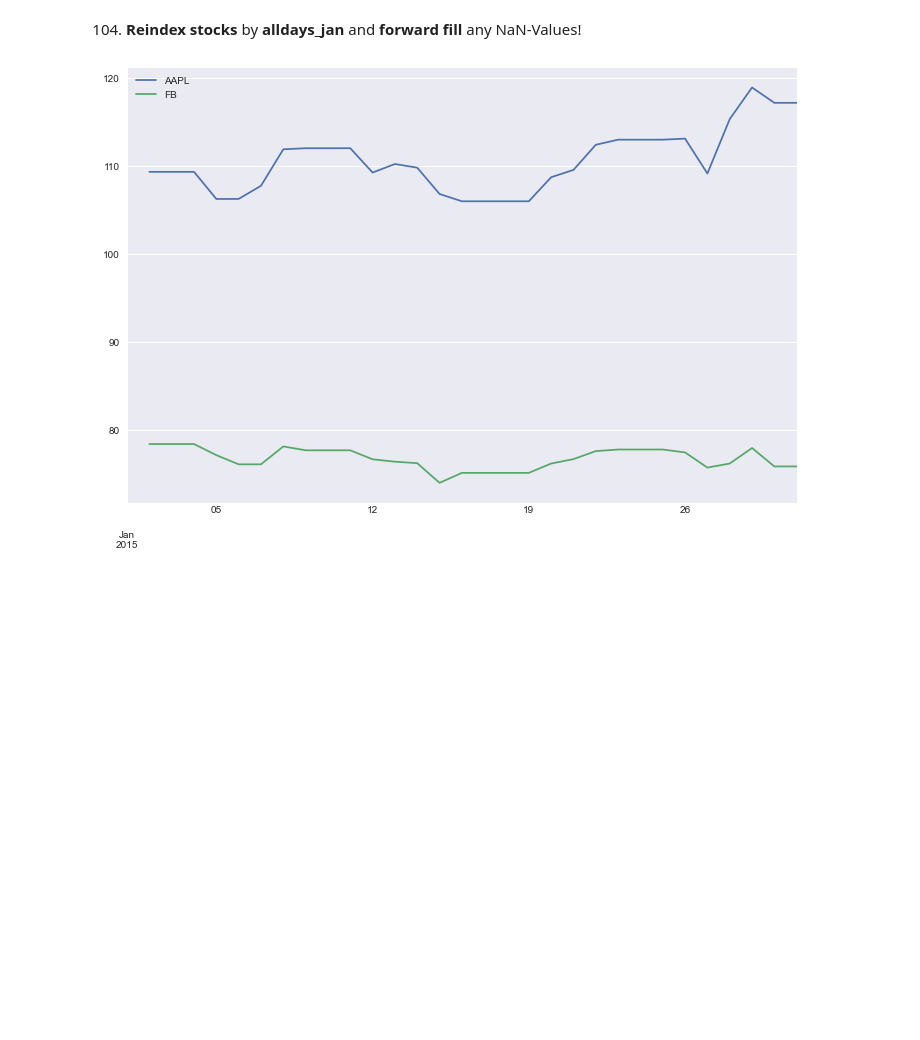
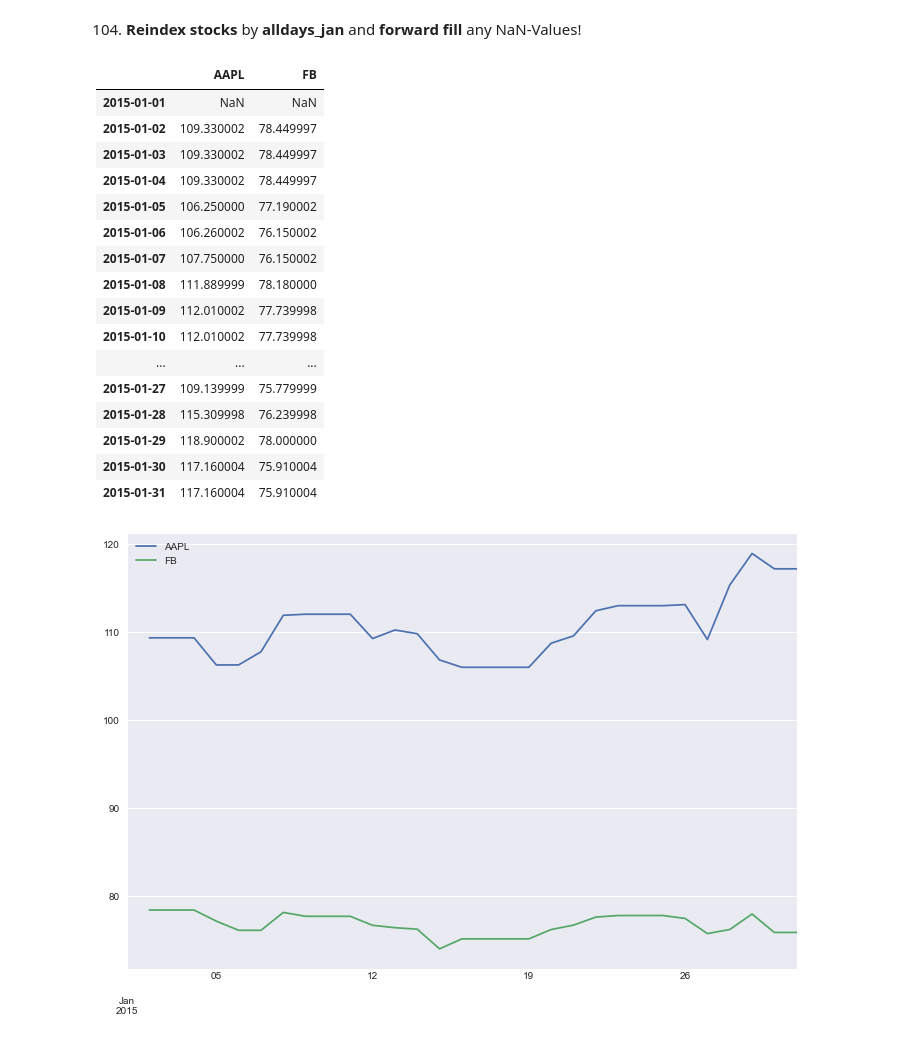
Before and after one commit to lincolnmuriithi11/Stock_Analysis-, a Jupyter notebook: Financial Analysis/Exercise_11_Solution.ipynb, the cells around one changed output. Drawn from its saved outputs; the diff is of its cells as text; code cells hidden in the pictures; blank space fills up the shorter version.

```diff
--- a/Financial Analysis/Exercise_11_Solution.ipynb
+++ b/Financial Analysis/Exercise_11_Solution.ipynb
@@ -210,6 +212,27 @@ DatetimeIndex(['2015-01-01', '2015-01-02', '2015-01-03', '2015-01-04',
               dtype='datetime64[ns]', freq='D')
 # %% [markdown]
 104. __Reindex stocks__ by __alldays_jan__ and __forward fill__ any NaN-Values!
+# %%
+# using foward fill to fill the empty days with the last closing price
+stocks.reindex(alldays_jan, method = "ffill")
+# %% [output]
+|  | AAPL | FB |
+| 2015-01-01 | NaN | NaN |
+| 2015-01-02 | 109.330002 | 78.449997 |
+| 2015-01-03 | 109.330002 | 78.449997 |
+| 2015-01-04 | 109.330002 | 78.449997 |
+| 2015-01-05 | 106.250000 | 77.190002 |
+| 2015-01-06 | 106.260002 | 76.150002 |
+| 2015-01-07 | 107.750000 | 76.150002 |
+| 2015-01-08 | 111.889999 | 78.180000 |
+| 2015-01-09 | 112.010002 | 77.739998 |
+| 2015-01-10 | 112.010002 | 77.739998 |
+| ... | ... | ... |
+| 2015-01-27 | 109.139999 | 75.779999 |
+| 2015-01-28 | 115.309998 | 76.239998 |
+| 2015-01-29 | 118.900002 | 78.000000 |
+| 2015-01-30 | 117.160004 | 75.910004 |
+| 2015-01-31 | 117.160004 | 75.910004 |
 # %%
 jan_nums = stocks.reindex(alldays_jan, method = "ffill")
 # %%
```
Also changed, not shown: parts of 3 cells of this notebook.
